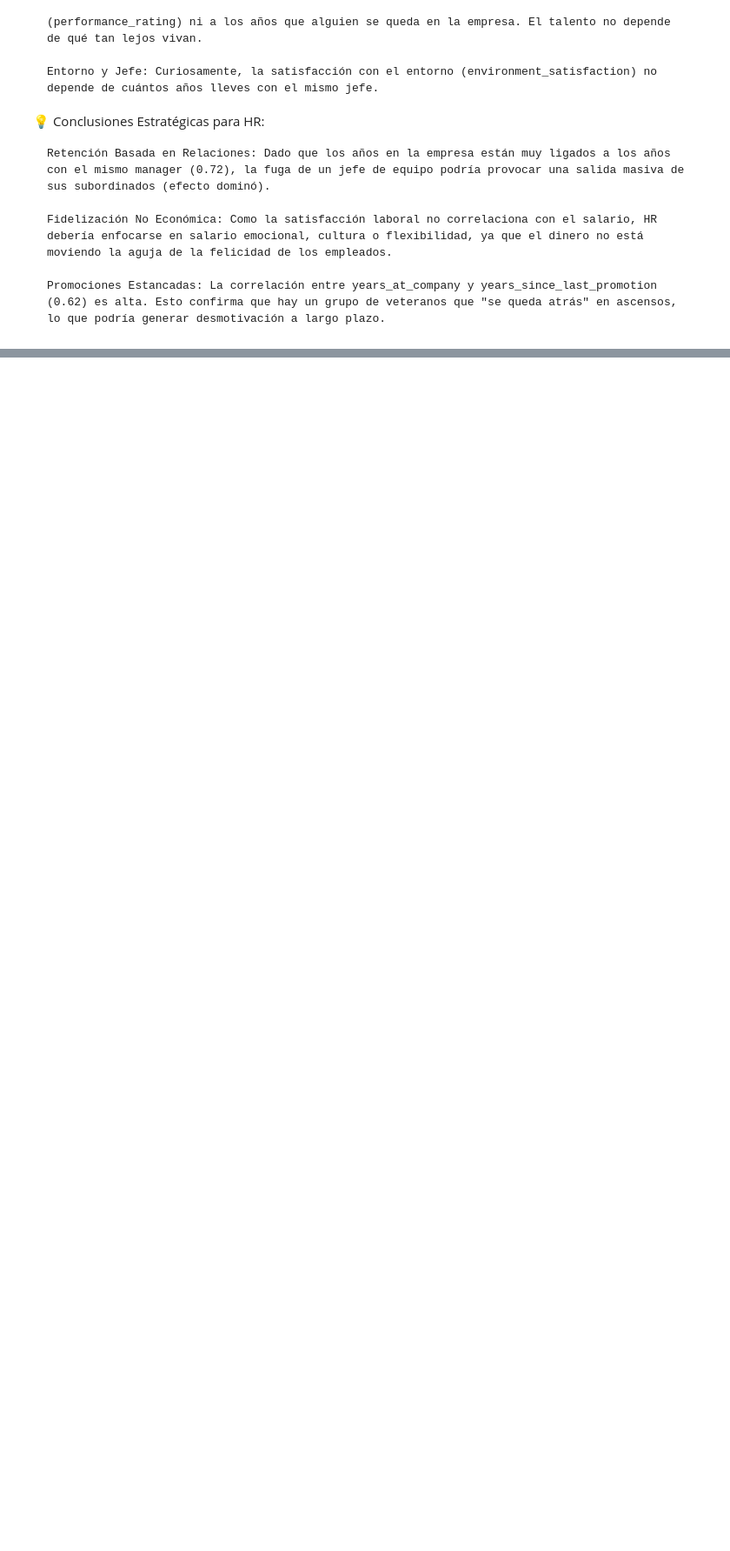
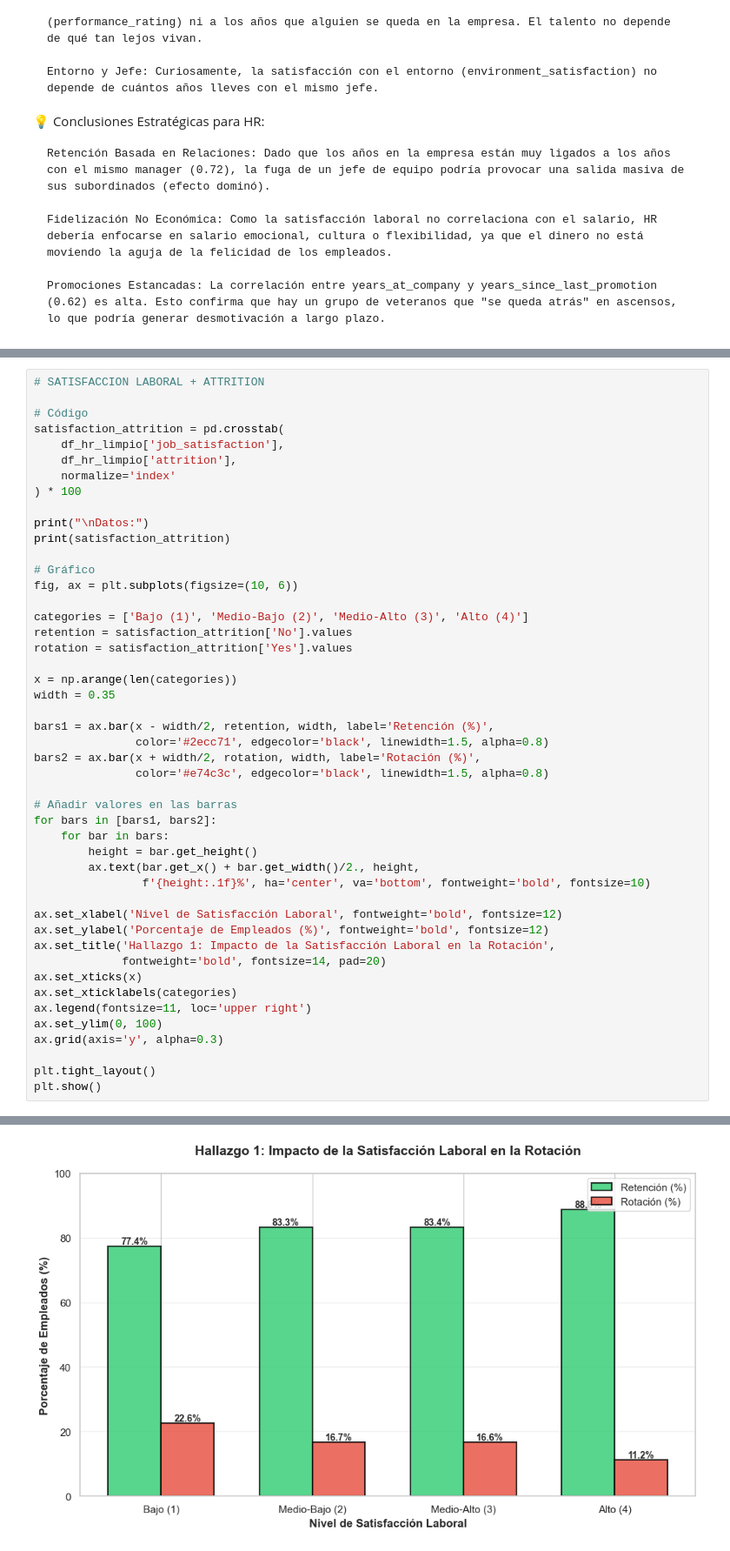
Before and after one commit to Eleonora1989/project-da-promo-63-modulo-3-team-3, a Jupyter notebook: fases/fase_3_visualizacion.ipynb, the cells around one changed output, grey strips where cells are left out. Shown at 87% size. Cells and saved outputs as stored; diff of their text form; blank space fills up the shorter version.

```diff
--- a/fases/fase_3_visualizacion.ipynb
+++ b/fases/fase_3_visualizacion.ipynb
@@ -337,0 +372,48 @@ plt.show();
+# %%
+# SATISFACCION LABORAL + ATTRITION
+
+# Código
+satisfaction_attrition = pd.crosstab(
+    df_hr_limpio['job_satisfaction'],
+    df_hr_limpio['attrition'],
+    normalize='index'
+) * 100
+
+print("\nDatos:")
+print(satisfaction_attrition)
+
+# Gráfico
+fig, ax = plt.subplots(figsize=(10, 6))
+
+categories = ['Bajo (1)', 'Medio-Bajo (2)', 'Medio-Alto (3)', 'Alto (4)']
+retention = satisfaction_attrition['No'].values
+rotation = satisfaction_attrition['Yes'].values
+
+x = np.arange(len(categories))
+width = 0.35
+
+bars1 = ax.bar(x - width/2, retention, width, label='Retención (%)',
+               color='#2ecc71', edgecolor='black', linewidth=1.5, alpha=0.8)
+bars2 = ax.bar(x + width/2, rotation, width, label='Rotación (%)',
+               color='#e74c3c', edgecolor='black', linewidth=1.5, alpha=0.8)
+
+# Añadir valores en las barras
+for bars in [bars1, bars2]:
+    for bar in bars:
+        height = bar.get_height()
+        ax.text(bar.get_x() + bar.get_width()/2., height,
+                f'{height:.1f}%', ha='center', va='bottom', fontweight='bold', fontsize=10)
+
+ax.set_xlabel('Nivel de Satisfacción Laboral', fontweight='bold', fontsize=12)
+ax.set_ylabel('Porcentaje de Empleados (%)', fontweight='bold', fontsize=12)
+ax.set_title('Hallazgo 1: Impacto de la Satisfacción Laboral en la Rotación',
+             fontweight='bold', fontsize=14, pad=20)
+ax.set_xticks(x)
+ax.set_xticklabels(categories)
+ax.legend(fontsize=11, loc='upper right')
+ax.set_ylim(0, 100)
+ax.grid(axis='y', alpha=0.3)
+
+plt.tight_layout()
+plt.show()
+# %% [output]
@@ -337,0 +427 @@ plt.show();
+[figure, added]
```
Also changed, not shown: parts of 5 cells of this notebook.
